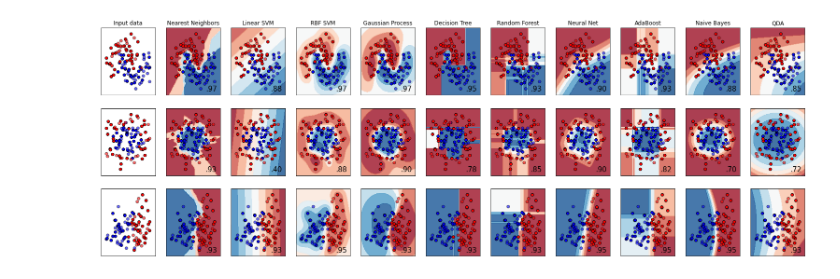
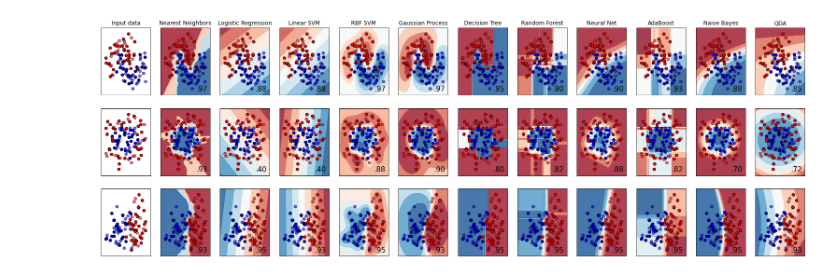
Before and after one commit to MrEnigmamgine/my_notes, a Jupyter notebook: model_study.ipynb, the cells around one changed output. Cells and saved outputs as stored; diff of their text form; code cells hidden in the pictures.

```diff
--- a/model_study.ipynb
+++ b/model_study.ipynb
@@ -2,51 +2,46 @@
 # Code source: Gaël Varoquaux
 #              Andreas Müller
 # Modified for documentation by Jaques Grobler
+# Some small tweaks by Joshua Mayes
 # License: BSD 3 clause
+# https://scikit-learn.org/stable/auto_examples/classification/plot_classifier_comparison.html
 
 import numpy as np
 import matplotlib.pyplot as plt
+from sklearn.inspection import DecisionBoundaryDisplay
 from matplotlib.colors import ListedColormap
 from sklearn.model_selection import train_test_split
 from sklearn.preprocessing import StandardScaler
 from sklearn.datasets import make_moons, make_circles, make_classification
-from sklearn.neural_network import MLPClassifier
 from sklearn.neighbors import KNeighborsClassifier
+from sklearn.linear_model import LogisticRegression
 from sklearn.svm import SVC
 from sklearn.gaussian_process import GaussianProcessClassifier
 from sklearn.gaussian_process.kernels import RBF
 from sklearn.tree import DecisionTreeClassifier
 from sklearn.ensemble import RandomForestClassifier, AdaBoostClassifier
+from sklearn.neural_network import MLPClassifier
 from sklearn.naive_bayes import GaussianNB
 from sklearn.discriminant_analysis import QuadraticDiscriminantAnalysis
-from sklearn.inspection import DecisionBoundaryDisplay
 
-names = [
-    "Nearest Neighbors",
-    "Linear SVM",
-    "RBF SVM",
-    "Gaussian Process",
-    "Decision Tree",
-    "Random Forest",
-    "Neural Net",
-    "AdaBoost",
-    "Naive Bayes",
-    "QDA",
-]
+models = {
+    "Nearest Neighbors": KNeighborsClassifier(n_neighbors=3),
+    "Logistic Regression": LogisticRegression(),
+    "Linear SVM": SVC(C=0.025, kernel="linear"),
+    "RBF SVM": SVC(C=1, gamma=2),
+    "Gaussian Process": GaussianProcessClassifier(kernel=1**2 * RBF(length_scale=1)),
+    "Decision Tree": DecisionTreeClassifier(max_depth=5),
+    "Random Forest": RandomForestClassifier(max_depth=5, max_features=1, n_estimators=10),
+    "Neural Net": MLPClassifier(alpha=1, max_iter=1000),
+    "AdaBoost": AdaBoostClassifier(),
+    "Naive Bayes": GaussianNB(),
+    "QDA": QuadraticDiscriminantAnalysis(),
+    }
 
-classifiers = [
-    KNeighborsClassifier(3),
-    SVC(kernel="linear", C=0.025),
-    SVC(gamma=2, C=1),
-    GaussianProcessClassifier(1.0 * RBF(1.0)),
-    DecisionTreeClassifier(max_depth=5),
-    RandomForestClassifier(max_depth=5, n_estimators=10, max_features=1),
-    MLPClassifier(alpha=1, max_iter=1000),
-    AdaBoostClassifier(),
-    GaussianNB(),
-    QuadraticDiscriminantAnalysis(),
-]
+# Unzip the dictionary into two named iterables
+names, classifiers = zip(*models.items())
 
+# Makes some datasets
 X, y = make_classification(
     n_features=2, n_redundant=0, n_informative=2, random_state=1, n_clusters_per_class=1
 )
@@ -108,31 +103,31 @@ for ds_cnt, ds in enumerate(datasets):
         )
         # Plot the testing points
         ax.scatter(
             X_test[:, 0],
             X_test[:, 1],
             c=y_test,
             cmap=cm_bright,
             edgecolors="k",
             alpha=0.6,
         )
 
         ax.set_xlim(x_min, x_max)
         ax.set_ylim(y_min, y_max)
         ax.set_xticks(())
         ax.set_yticks(())
         if ds_cnt == 0:
             ax.set_title(name)
         ax.text(
             x_max - 0.3,
             y_min + 0.3,
             ("%.2f" % score).lstrip("0"),
             size=15,
             horizontalalignment="right",
         )
         i += 1
         ax.set_facecolor('white')
 
 # plt.tight_layout()
 plt.show()
 # %% [output]
-[figure, old version]
+[figure, new version]
```
Also changed, not shown: parts of 2 cells of this notebook, 10 other files.
